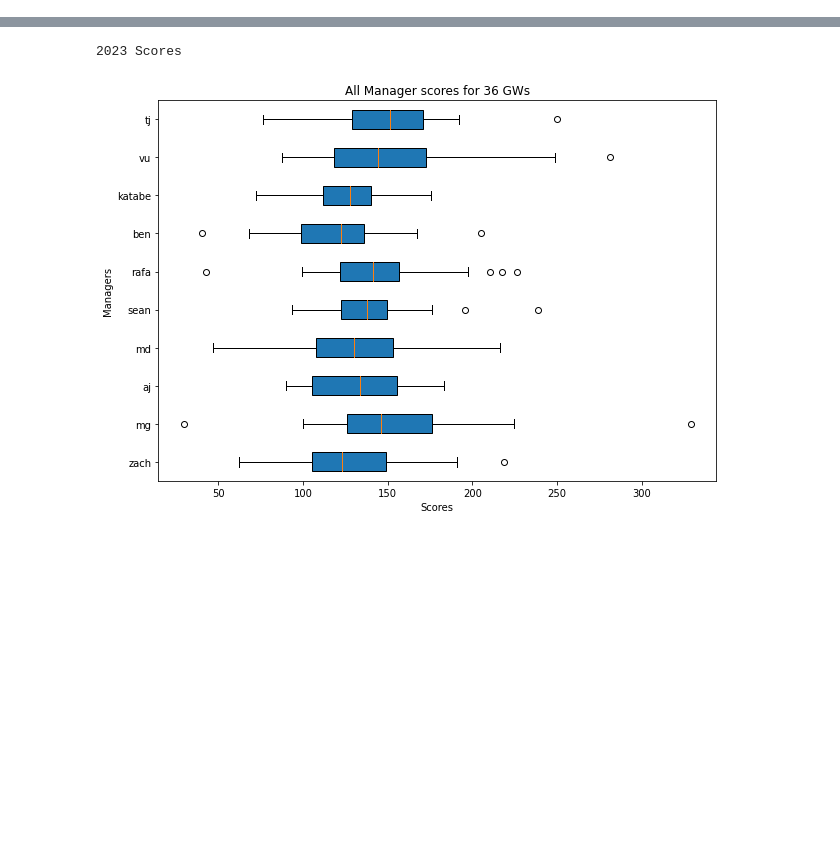
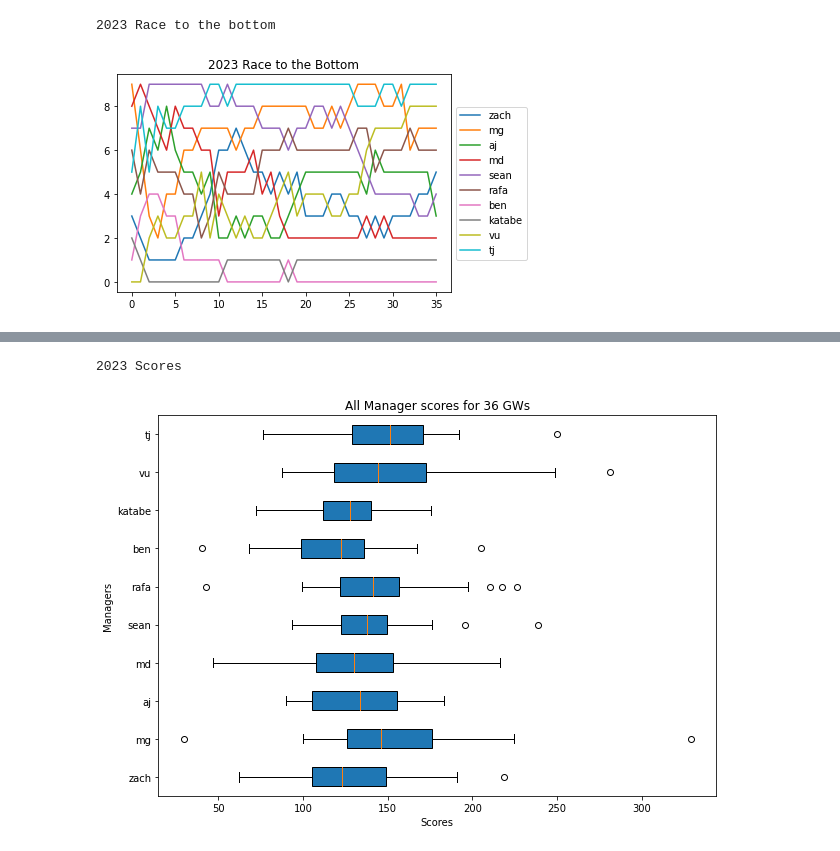
Before and after one commit to mgintjee/FPL-Stats, a Jupyter notebook: notebooks/nb_season_2023.ipynb, the cells around one changed output, grey strips where cells are left out. Cells and saved outputs as stored; diff of their text form; code cells hidden in the pictures; blank space fills up the shorter version.

Commit message:
Added Race to the bottom and performance charts in notebooks

```diff
--- a/notebooks/nb_season_2023.ipynb
+++ b/notebooks/nb_season_2023.ipynb
@@ -17,5 +18,14 @@ import draft_charts
 # %%
 # Constants to use in this notebook
 season = "2023"
+show_charts = True
+show_plots = True
 # Build the database for the season
 db = database.database(season)
+# %%
+print(db.get_season(), "Race to the bottom")
+if(show_plots):
+    performance_plots.plot_race_to_the_bottom(db)
+# %% [output]
+2023 Race to the bottom
+[figure, added]
```
Also changed, not shown: parts of 2 cells of this notebook, 5 other files.
